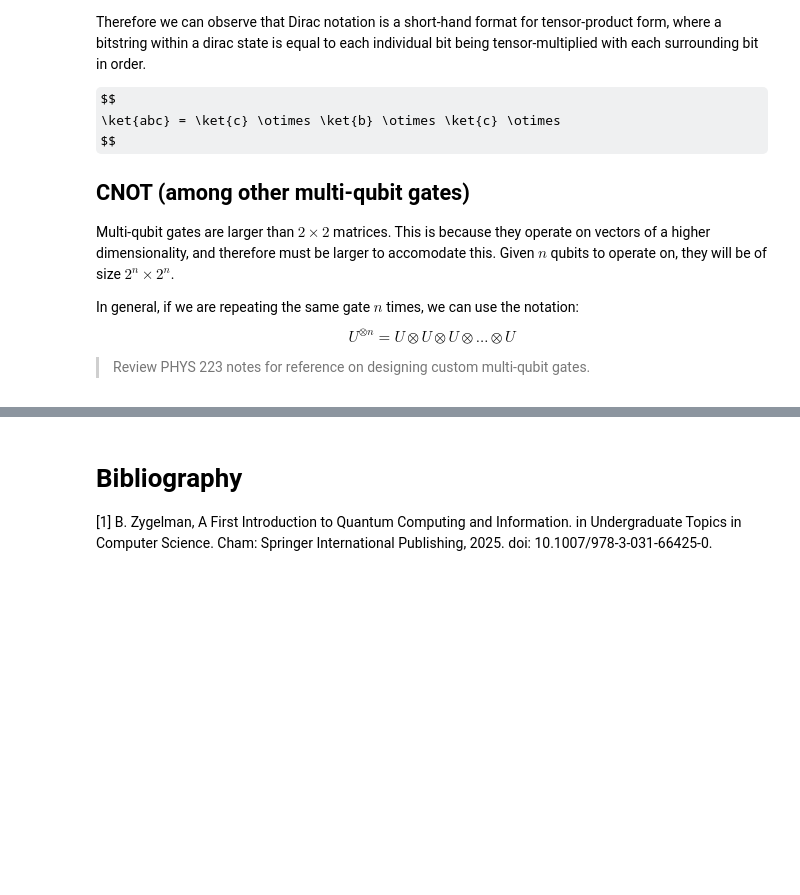
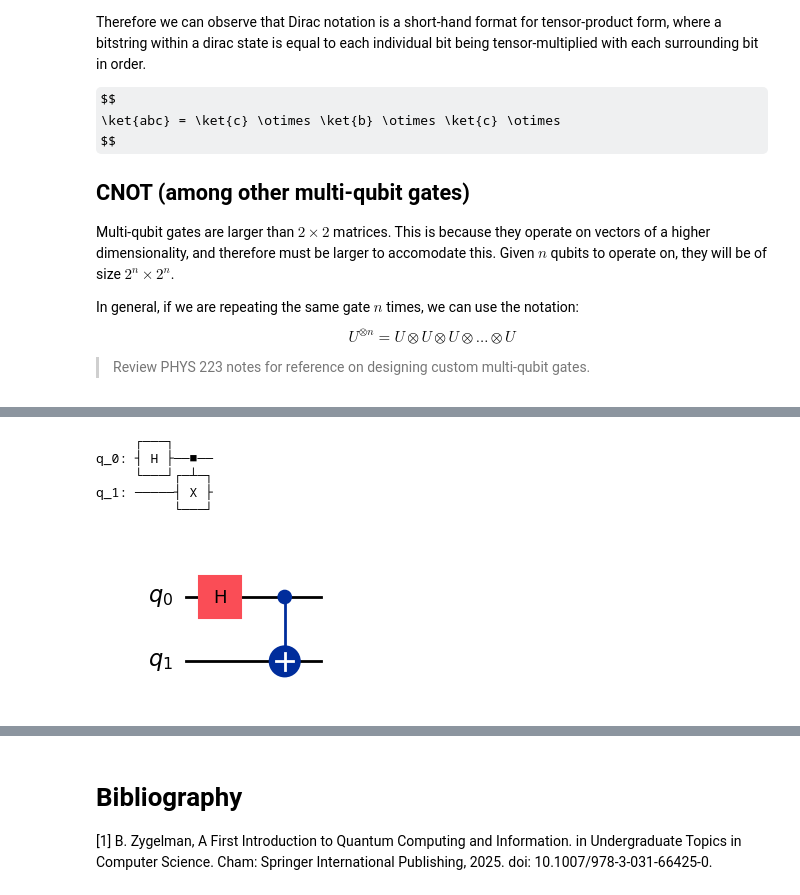
Before and after one commit to isaac-preyser/SENG457, a Jupyter notebook: notes.ipynb, the cells around one changed output, grey strips where cells are left out. Saved outputs shown, nothing was run; the diff lists cells and outputs as text; code cells hidden in the pictures; some formulas as TeX source; blank space fills up the shorter version.

```diff
--- a/notes.ipynb
+++ b/notes.ipynb
@@ -433,0 +548,29 @@ $$ U^{\otimes n} = U \otimes U \otimes U \otimes \dots  \otimes U $$
+# %%
+# Python function to create a simple circuit with one qubit
+from qiskit import QuantumCircuit
+
+def create_bell_circuit() -> QuantumCircuit:
+    # initialize a quantum circuit with 2 qubits
+    qc = QuantumCircuit(2)
+    # apply a Hadamard gate on the first qubit
+    qc.h(0)
+
+    # apply a CNOT gate with the first qubit as control and the second as target
+    qc.cx(0, 1)
+    return qc
+
+def print_circuit(qc: QuantumCircuit) -> None:
+    print(qc)
+
+bell_circuit = create_bell_circuit()
+print_circuit(bell_circuit)
+
+# alternatively, use LaTeX or mpl:
+bell_circuit.draw(output='mpl', style='default')
+# %% [output]
+     ┌───┐
+q_0: ┤ H ├──■──
+     └───┘┌─┴─┐
+q_1: ─────┤ X ├
+          └───┘
+[figure, added]
```
Also changed, not shown: parts of 10 cells of this notebook, 2 other files.
